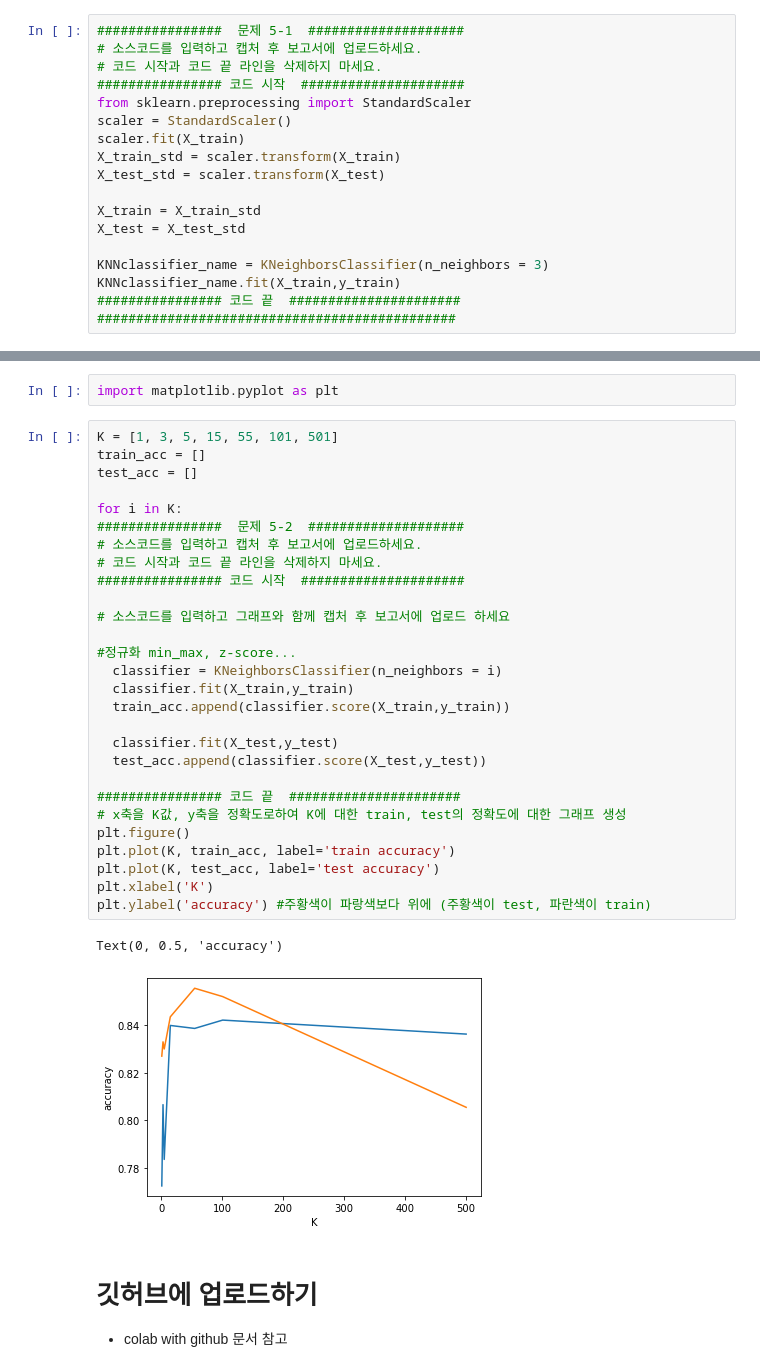
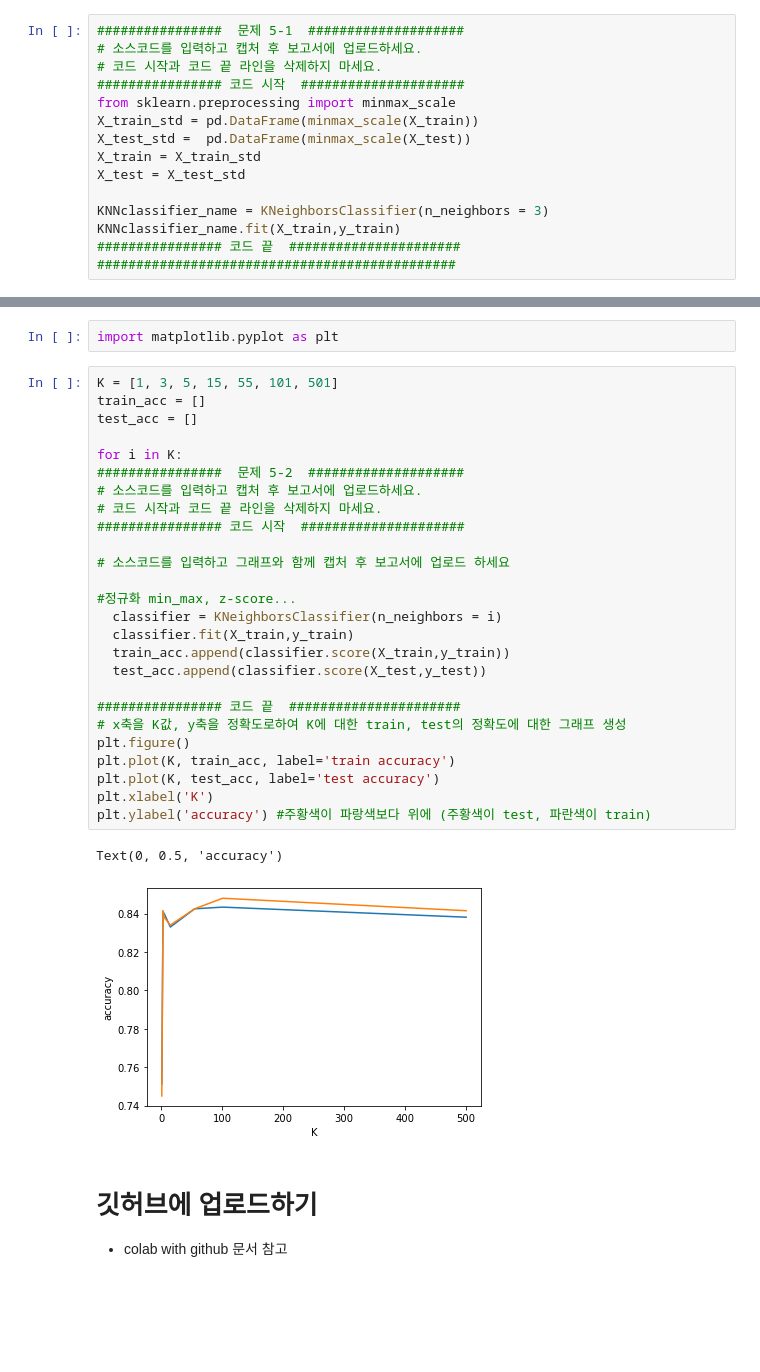
Before and after one commit to h-wi/2022_Fall-Ajou-ML, a Jupyter notebook: HW1_ipynb의_사본.ipynb, the cells around one changed output, grey strips where cells are left out. Saved outputs shown, nothing was run; the diff lists cells and outputs as text; blank space fills up the shorter version.

```diff
--- a/HW1_ipynb의_사본.ipynb
+++ b/HW1_ipynb의_사본.ipynb
@@ -577,12 +585,9 @@ from sklearn.neighbors import KNeighborsClassifier
 # 소스코드를 입력하고 캡처 후 보고서에 업로드하세요.
 # 코드 시작과 코드 끝 라인을 삭제하지 마세요.
 ################ 코드 시작  #####################
-from sklearn.preprocessing import StandardScaler
-scaler = StandardScaler()
-scaler.fit(X_train)
-X_train_std = scaler.transform(X_train)
-X_test_std = scaler.transform(X_test)
-
+from sklearn.preprocessing import minmax_scale
+X_train_std = pd.DataFrame(minmax_scale(X_train))
+X_test_std =  pd.DataFrame(minmax_scale(X_test))
 X_train = X_train_std
 X_test = X_test_std
 
@@ -606,34 +611,32 @@ import matplotlib.pyplot as plt
 # %%
 K = [1, 3, 5, 15, 55, 101, 501]
 train_acc = []
 test_acc = []
 
 for i in K:
 ################  문제 5-2  ####################
 # 소스코드를 입력하고 캡처 후 보고서에 업로드하세요.
 # 코드 시작과 코드 끝 라인을 삭제하지 마세요.
 ################ 코드 시작  #####################
 
 # 소스코드를 입력하고 그래프와 함께 캡처 후 보고서에 업로드 하세요
 
 #정규화 min_max, z-score...
   classifier = KNeighborsClassifier(n_neighbors = i)
   classifier.fit(X_train,y_train)
   train_acc.append(classifier.score(X_train,y_train))
-
-  classifier.fit(X_test,y_test)
   test_acc.append(classifier.score(X_test,y_test))
 
 ################ 코드 끝  ######################
 # x축을 K값, y축을 정확도로하여 K에 대한 train, test의 정확도에 대한 그래프 생성
 plt.figure()
 plt.plot(K, train_acc, label='train accuracy')
 plt.plot(K, test_acc, label='test accuracy')
 plt.xlabel('K')
 plt.ylabel('accuracy') #주황색이 파랑색보다 위에 (주황색이 test, 파란색이 train)
 # %% [output]
 Text(0, 0.5, 'accuracy')
-[figure, old version]
+[figure, new version]
 # %% [markdown]
 # 깃허브에 업로드하기
 * colab with github 문서 참고
```
Also changed, not shown: parts of 8 cells of this notebook.
